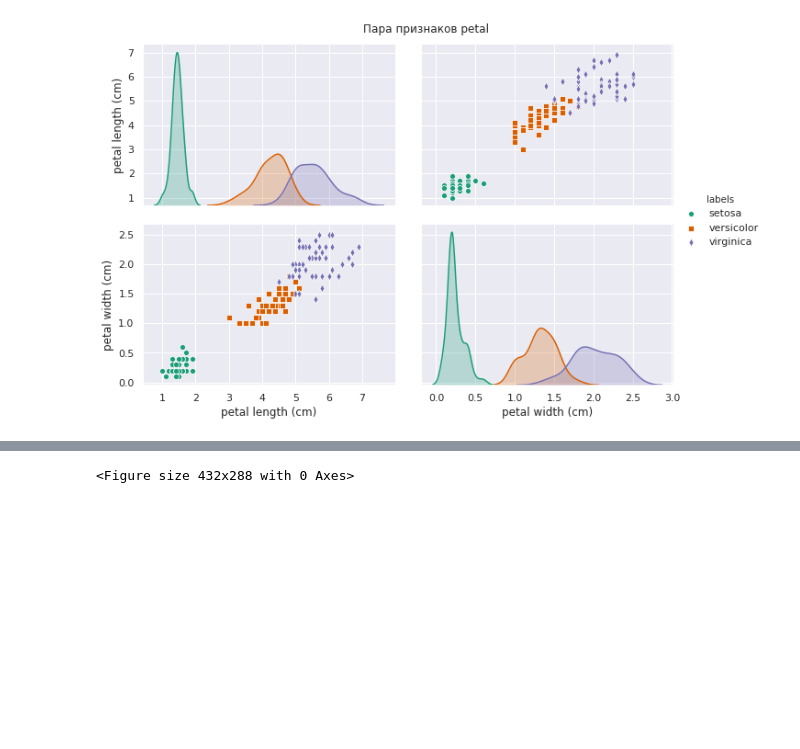
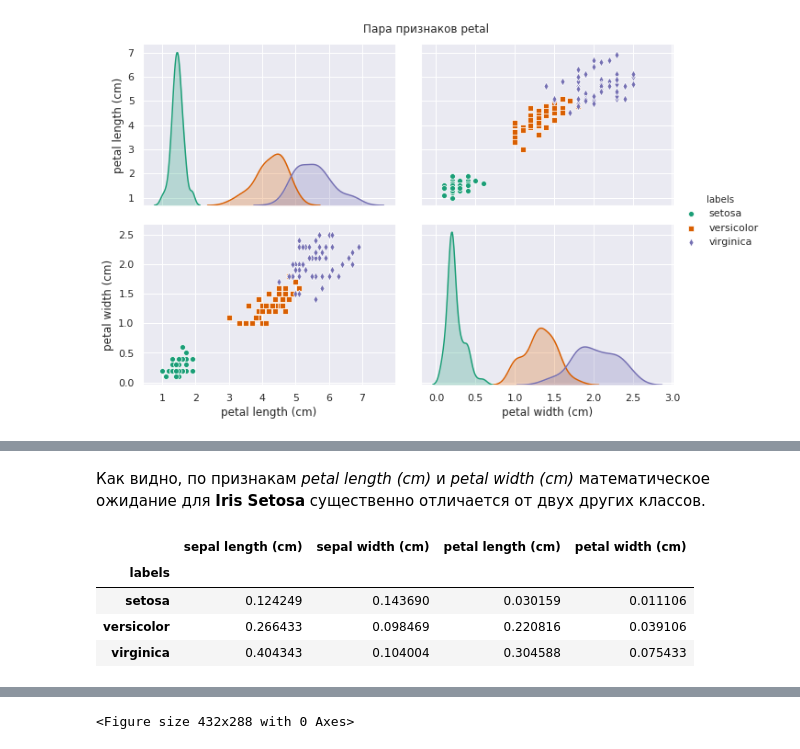
Before and after one commit to mkvachev/py-tutorial, a Jupyter notebook: ml_ds/ml_iris_dataset.ipynb, the cells around one changed output, grey strips where cells are left out. Saved outputs shown, nothing was run; the diff lists cells and outputs as text; code cells hidden in the pictures; blank space fills up the shorter version.

```diff
--- a/ml_ds/ml_iris_dataset.ipynb
+++ b/ml_ds/ml_iris_dataset.ipynb
@@ -327,0 +357,10 @@ Text(0.5, 1.02, 'Пара признаков petal')
+# %% [markdown]
+Как видно, по признакам *petal length (cm)* и *petal width (cm)* математическое ожидание для **Iris Setosa** существенно отличается от двух других классов.
+# %%
+iris_df.groupby('labels').var()
+# %% [output]
+|  | sepal length (cm) | sepal width (cm) | petal length (cm) | petal width (cm) |
+| labels |  |  |  |  |
+| setosa | 0.124249 | 0.143690 | 0.030159 | 0.011106 |
+| versicolor | 0.266433 | 0.098469 | 0.220816 | 0.039106 |
+| virginica | 0.404343 | 0.104004 | 0.304588 | 0.075433 |
```
Also changed, not shown: parts of 14 cells of this notebook.
